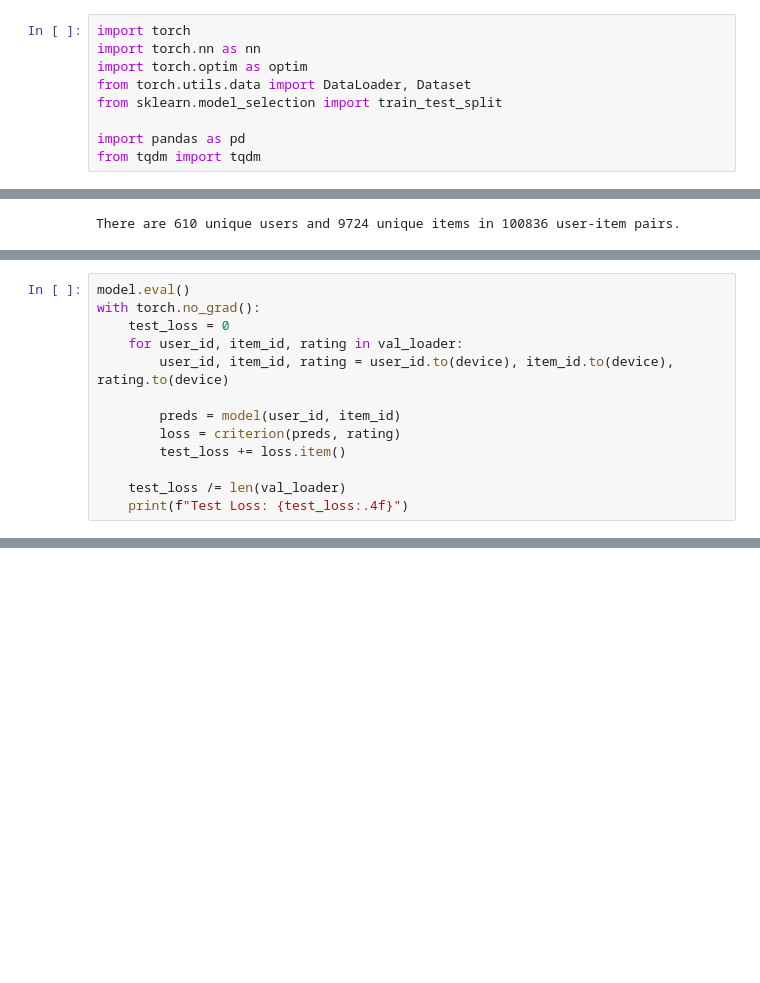
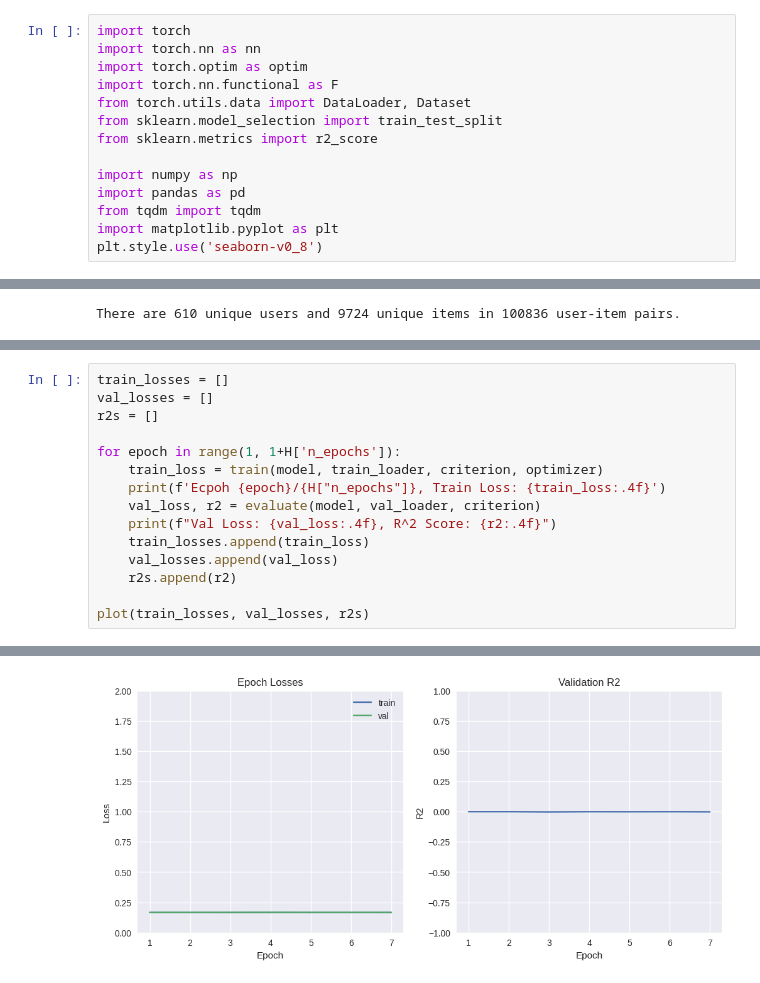
Before and after one commit to fraxea/Linear-Algebra-FALL2024-Assignment-2, a Jupyter notebook: Recommendation Systems/draft.ipynb, the cells around one changed output, grey strips where cells are left out. Saved outputs shown, nothing was run; the diff lists cells and outputs as text; blank space fills up the shorter version.

```diff
--- a/Recommendation Systems/draft.ipynb
+++ b/Recommendation Systems/draft.ipynb
@@ -2,9 +11,14 @@
 import torch
 import torch.nn as nn
 import torch.optim as optim
+import torch.nn.functional as F
 from torch.utils.data import DataLoader, Dataset
 from sklearn.model_selection import train_test_split
+from sklearn.metrics import r2_score
 
+import numpy as np
 import pandas as pd
 from tqdm import tqdm
+import matplotlib.pyplot as plt
+plt.style.use('seaborn-v0_8')
 # %%
@@ -136,13 +112,0 @@ Ecpoh 10/10, Train Loss: 0.0943
-# %%
-model.eval()
-with torch.no_grad():
-    test_loss = 0
-    for user_id, item_id, rating in val_loader:
-        user_id, item_id, rating = user_id.to(device), item_id.to(device), rating.to(device)
-
-        preds = model(user_id, item_id)
-        loss = criterion(preds, rating)
-        test_loss += loss.item()
-
-    test_loss /= len(val_loader)
-    print(f"Test Loss: {test_loss:.4f}")
@@ -195,0 +210,16 @@ movie_names[movie_names['movieId'].isin(recom_item_ids)]
+# %%
+train_losses = []
+val_losses = []
+r2s = []
+
+for epoch in range(1, 1+H['n_epochs']):
+    train_loss = train(model, train_loader, criterion, optimizer)
+    print(f'Ecpoh {epoch}/{H["n_epochs"]}, Train Loss: {train_loss:.4f}')
+    val_loss, r2 = evaluate(model, val_loader, criterion)
+    print(f"Val Loss: {val_loss:.4f}, R^2 Score: {r2:.4f}")
+    train_losses.append(train_loss)
+    val_losses.append(val_loss)
+    r2s.append(r2)
+
+plot(train_losses, val_losses, r2s)
+# %% [output]
@@ -195,0 +240 @@ movie_names[movie_names['movieId'].isin(recom_item_ids)]
+[figure, added]
```
Also changed, not shown: parts of 16 cells of this notebook, 3 other files.
